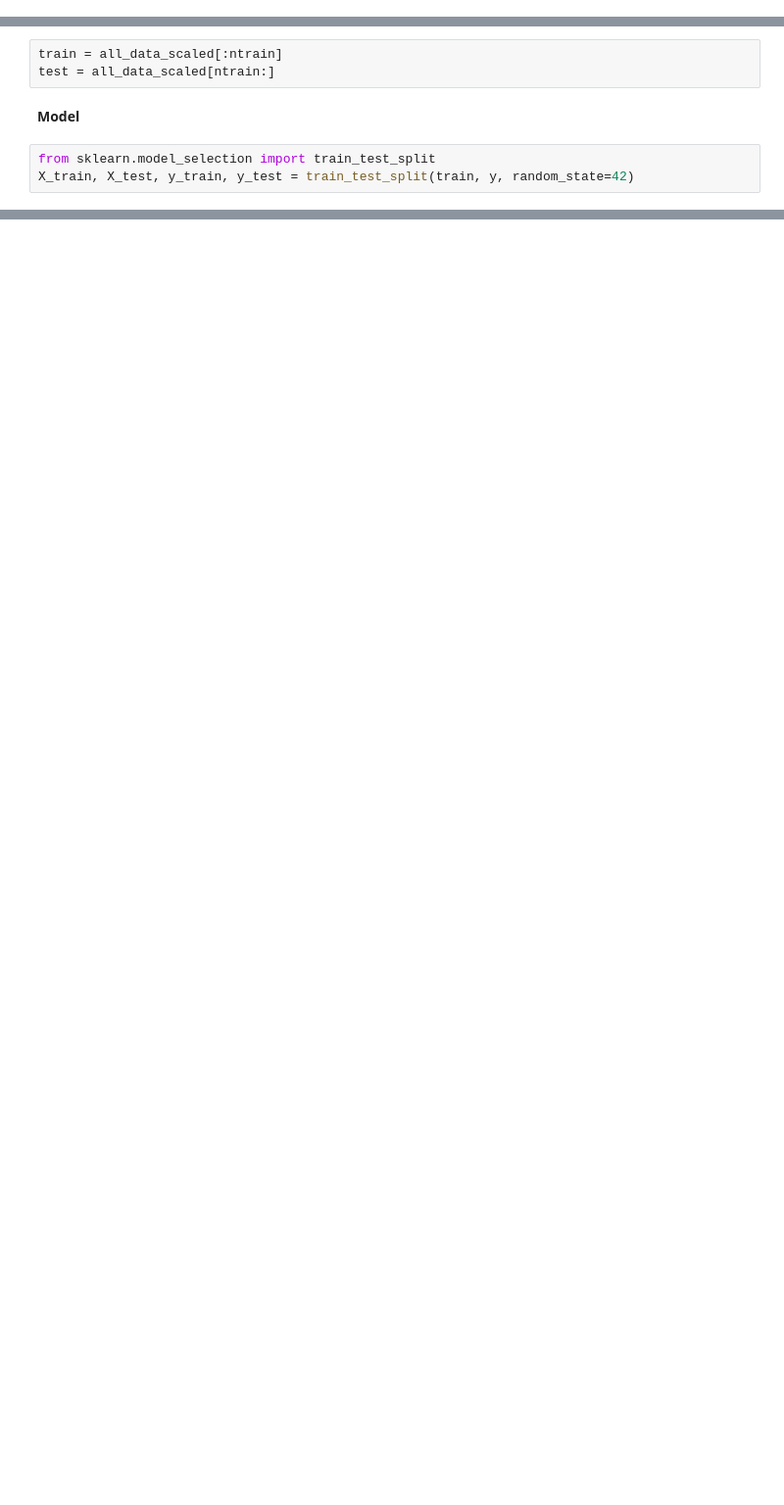
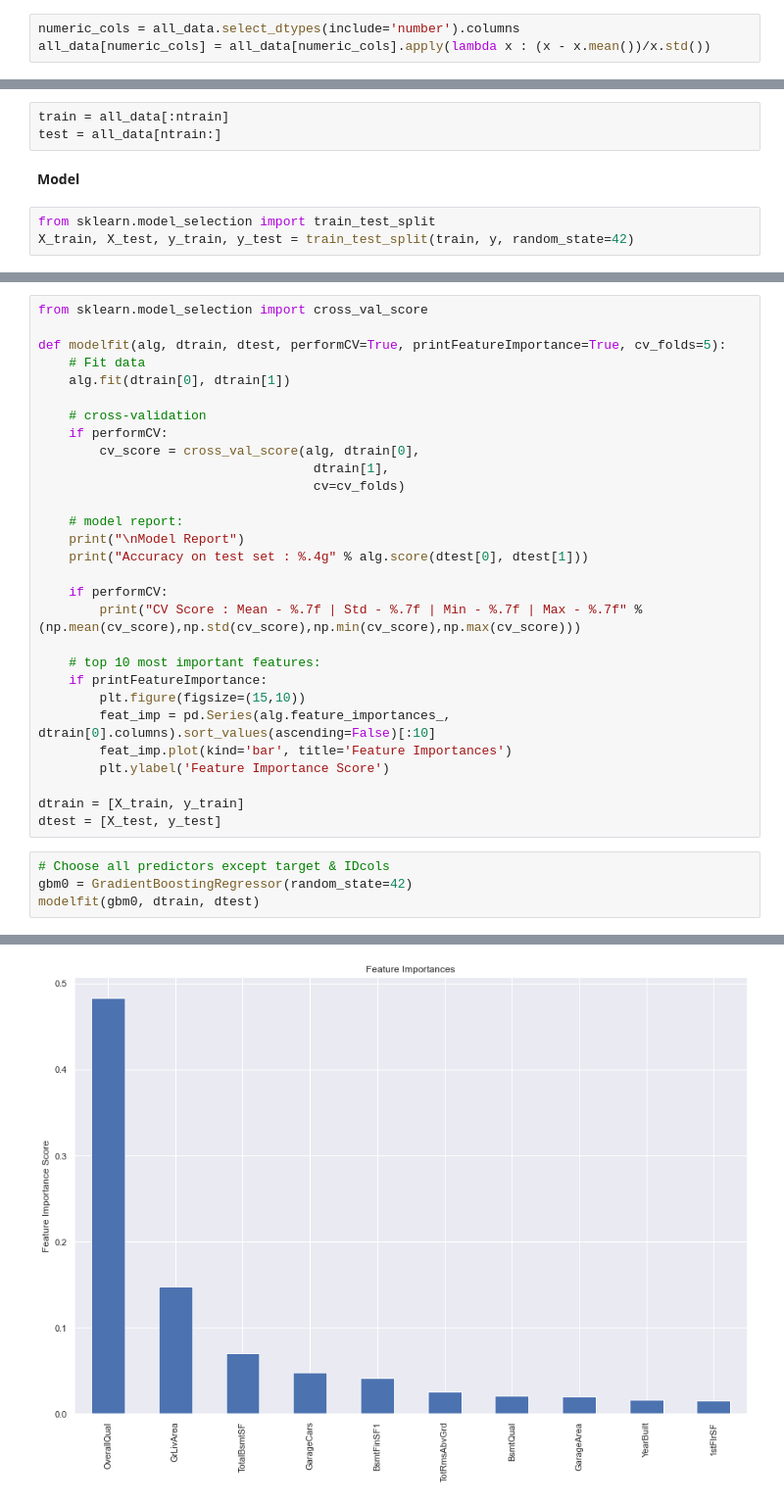
Before and after one commit to phungdx/vccorp_intern, a Jupyter notebook: week1/house_prices.ipynb, the cells around one changed output, grey strips where cells are left out. Shown at 98% size. Saved outputs shown, nothing was run; the diff lists cells and outputs as text; blank space fills up the shorter version.

```diff
--- a/week1/house_prices.ipynb
+++ b/week1/house_prices.ipynb
@@ -307,3 +311,6 @@ There are 58 skewed numerical features to Box Cox transform
+# %%
+numeric_cols = all_data.select_dtypes(include='number').columns
+all_data[numeric_cols] = all_data[numeric_cols].apply(lambda x : (x - x.mean())/x.std())
 # %% [markdown]
 <b>Tạo dummy cho các biến Categorical </b>
 # %%
@@ -318,8 +319,8 @@ all_data_scaled = all_data.apply(lambda x : (x - x.mean())/x.std())
 # %% [markdown]
 <b>Chia tập train và test data </b>
 # %%
-train = all_data_scaled[:ntrain]
-test = all_data_scaled[ntrain:]
+train = all_data[:ntrain]
+test = all_data[ntrain:]
 # %% [markdown]
 <b>Model</b>
 # %%
@@ -341,0 +340,34 @@ model.score(X_test, y_test)
+# %%
+from sklearn.model_selection import cross_val_score
+
+def modelfit(alg, dtrain, dtest, performCV=True, printFeatureImportance=True, cv_folds=5):
+    # Fit data
+    alg.fit(dtrain[0], dtrain[1])
+
+    # cross-validation
+    if performCV:
+        cv_score = cross_val_score(alg, dtrain[0],
+                                    dtrain[1],
+                                    cv=cv_folds)
+
+    # model report:
+    print("\nModel Report")
+    print("Accuracy on test set : %.4g" % alg.score(dtest[0], dtest[1]))
+
+    if performCV:
+        print("CV Score : Mean - %.7f | Std - %.7f | Min - %.7f | Max - %.7f" % (np.mean(cv_score),np.std(cv_score),np.min(cv_score),np.max(cv_score)))
+
+    # top 10 most important features:
+    if printFeatureImportance:
+        plt.figure(figsize=(15,10))
+        feat_imp = pd.Series(alg.feature_importances_, dtrain[0].columns).sort_values(ascending=False)[:10]
+        feat_imp.plot(kind='bar', title='Feature Importances')
+        plt.ylabel('Feature Importance Score')
+
+dtrain = [X_train, y_train]
+dtest = [X_test, y_test]
+# %%
+# Choose all predictors except target & IDcols
+gbm0 = GradientBoostingRegressor(random_state=42)
+modelfit(gbm0, dtrain, dtest)
+# %% [output]
@@ -341,0 +377 @@ model.score(X_test, y_test)
+[figure, added]
```
Also changed, not shown: parts of 22 cells of this notebook.
